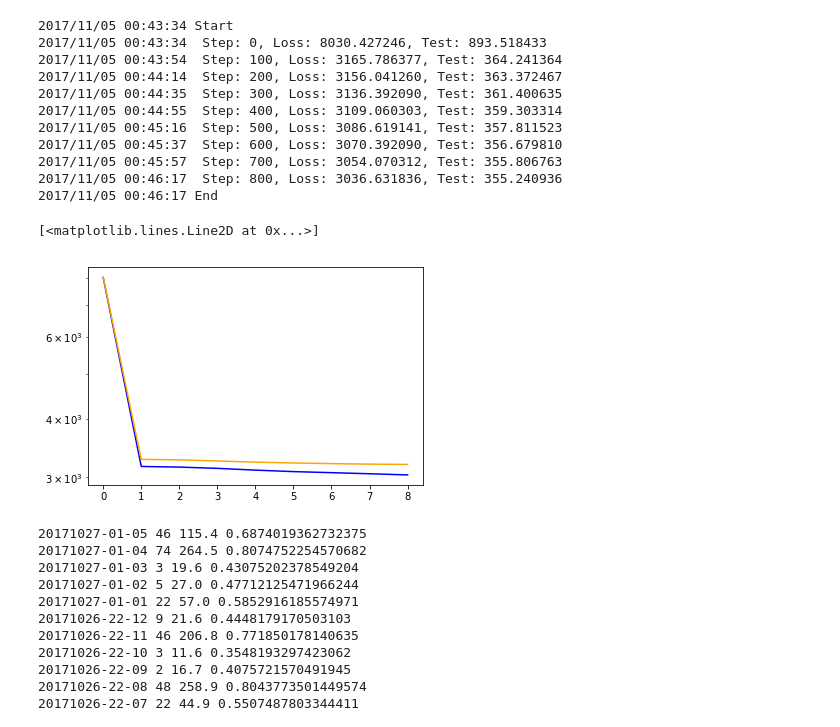
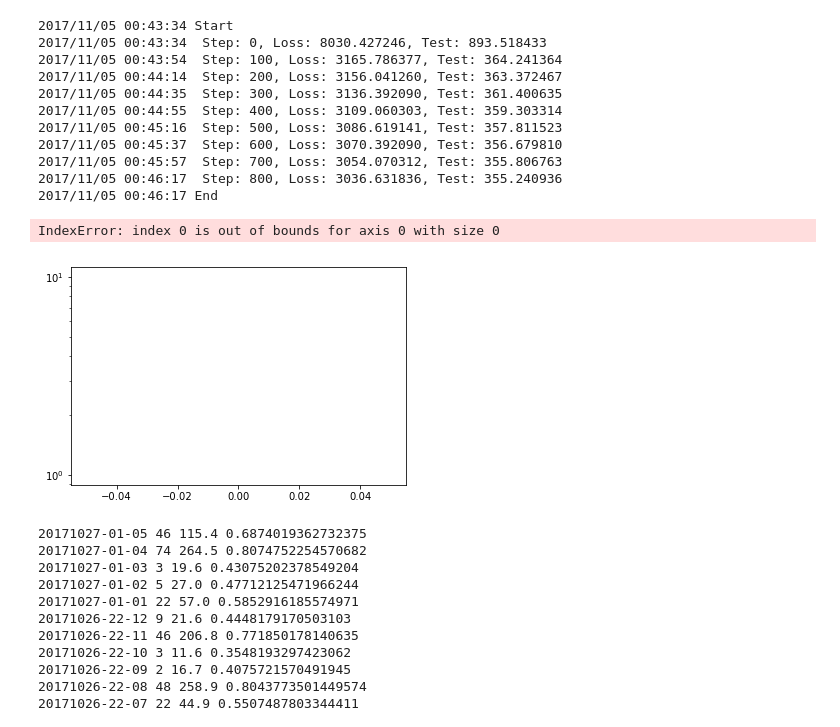
Before and after one commit to blkd13/nnpython, a Jupyter notebook: Untitled_bk3.ipynb, the cells around one changed output. Cells and saved outputs as stored; diff of their text form; code cells hidden in the pictures.

```diff
--- a/Untitled_bk3.ipynb
+++ b/Untitled_bk3.ipynb
@@ -192,13 +192,13 @@ print(datetime.now().strftime("%Y/%m/%d %H:%M:%S") + " End ")
 # %%
 ld = np.array(loss_val).T
 lt = np.array(test_val).T
 plt.yscale("log")
 plt.xscale("linear")
-plt.plot(ld[0],ld[1],c='blue')
-plt.plot(lt[0],lt[1] * ( len(dInSet) * 1. / len(tInSet) ),c='orange')
+plt.plot(ld[0],ld[1][1:],c='blue')
+plt.plot(lt[0],lt[1][1:] * ( len(dInSet) * 1. / len(tInSet) ),c='orange')
 # %% [output]
-[<matplotlib.lines.Line2D at 0x...>]
+IndexError: index 0 is out of bounds for axis 0 with size 0
-[figure, old version]
+[figure, new version]
 # %%
 # 計算後パラメータを実体化
 ww0 = sess.run(w0)
```
Also changed, not shown: parts of 5 cells of this notebook, 3 other files.
